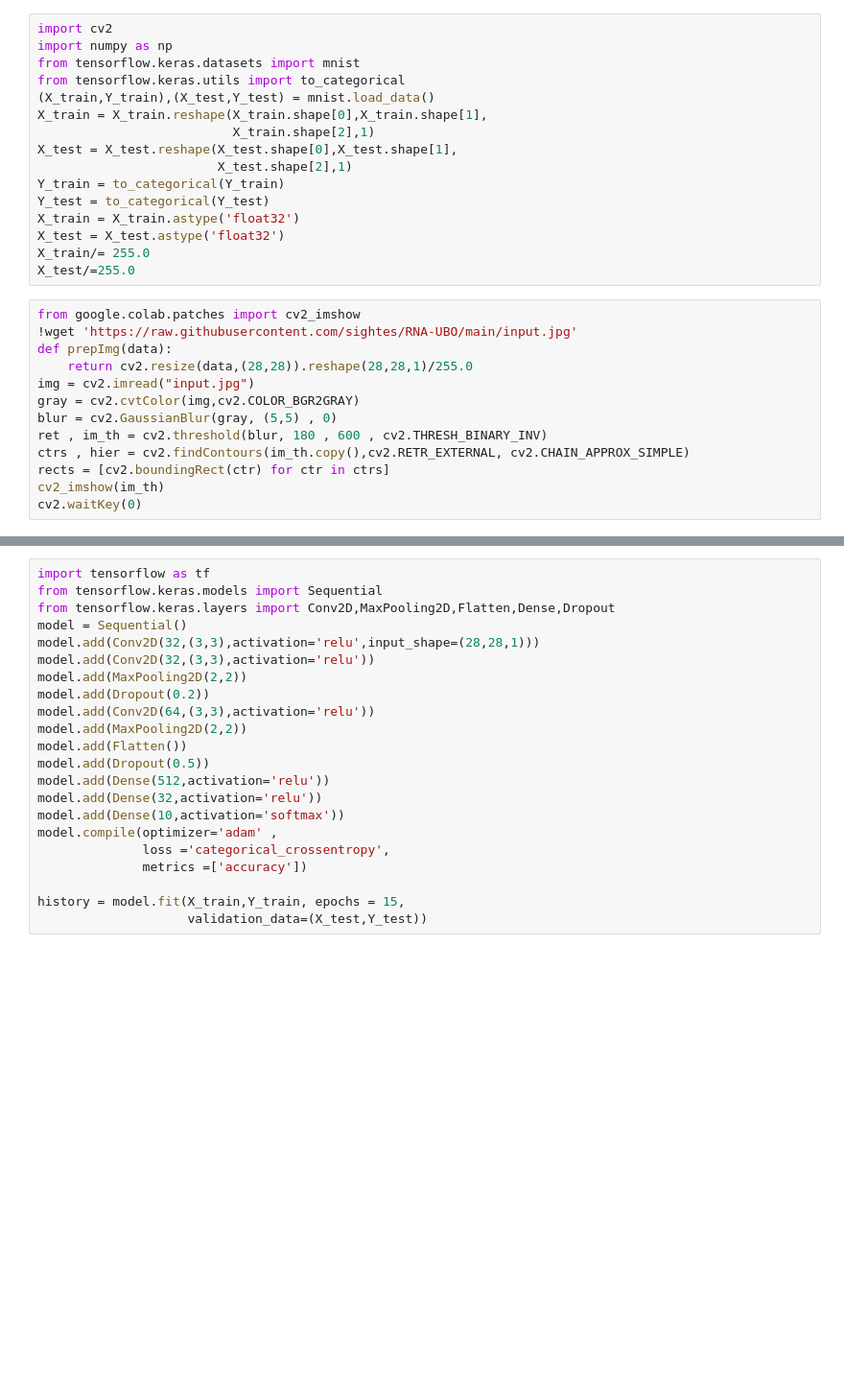
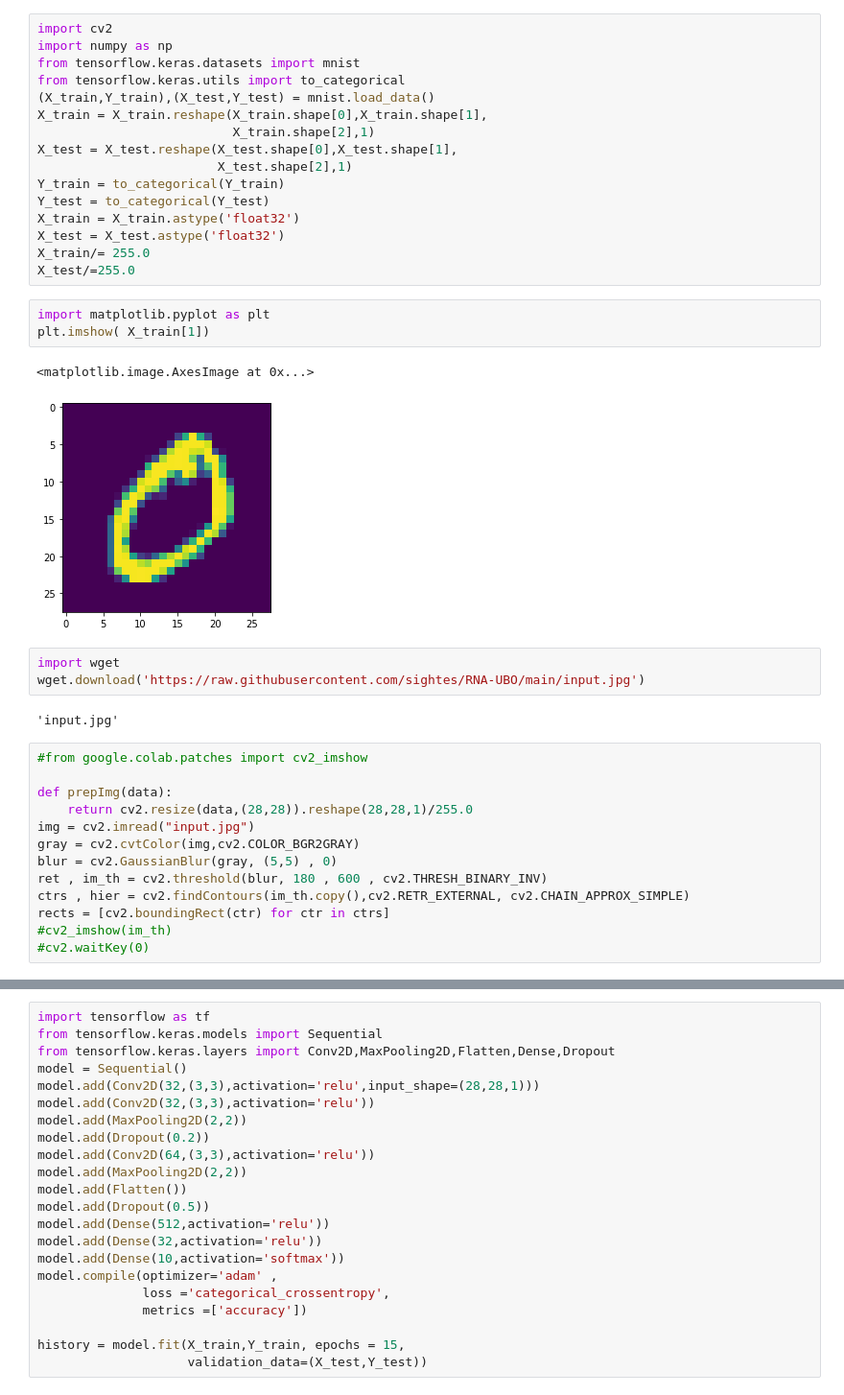
Before and after one commit to sightes/sightes, a Jupyter notebook: number detection.ipynb, the cells around one changed output, grey strips where cells are left out. Shown: that part at 96% size. Cells and saved outputs as stored; diff of their text form; blank space fills up the shorter version.

```diff
--- a/number detection.ipynb
+++ b/number detection.ipynb
@@ -14,9 +14,20 @@ X_train = X_train.astype('float32')
 X_test = X_test.astype('float32')
 X_train/= 255.0
 X_test/=255.0
+# %%
+import matplotlib.pyplot as plt
+plt.imshow( X_train[1])
+# %% [output]
+<matplotlib.image.AxesImage at 0x...>
+[figure, added]
+# %%
+import wget
+wget.download('https://raw.githubusercontent.com/sightes/RNA-UBO/main/input.jpg')
+# %% [output]
+'input.jpg'
 # %%
-from google.colab.patches import cv2_imshow
-!wget 'https://raw.githubusercontent.com/sightes/RNA-UBO/main/input.jpg'
+#from google.colab.patches import cv2_imshow
+
 def prepImg(data):
     return cv2.resize(data,(28,28)).reshape(28,28,1)/255.0
 img = cv2.imread("input.jpg")
@@ -25,5 +36,5 @@ blur = cv2.GaussianBlur(gray, (5,5) , 0)
 ret , im_th = cv2.threshold(blur, 180 , 600 , cv2.THRESH_BINARY_INV)
 ctrs , hier = cv2.findContours(im_th.copy(),cv2.RETR_EXTERNAL, cv2.CHAIN_APPROX_SIMPLE)
 rects = [cv2.boundingRect(ctr) for ctr in ctrs]
-cv2_imshow(im_th)
-cv2.waitKey(0)
+#cv2_imshow(im_th)
+#cv2.waitKey(0)
```
Also changed, not shown: parts of 1 cell of this notebook, 1 other file.
